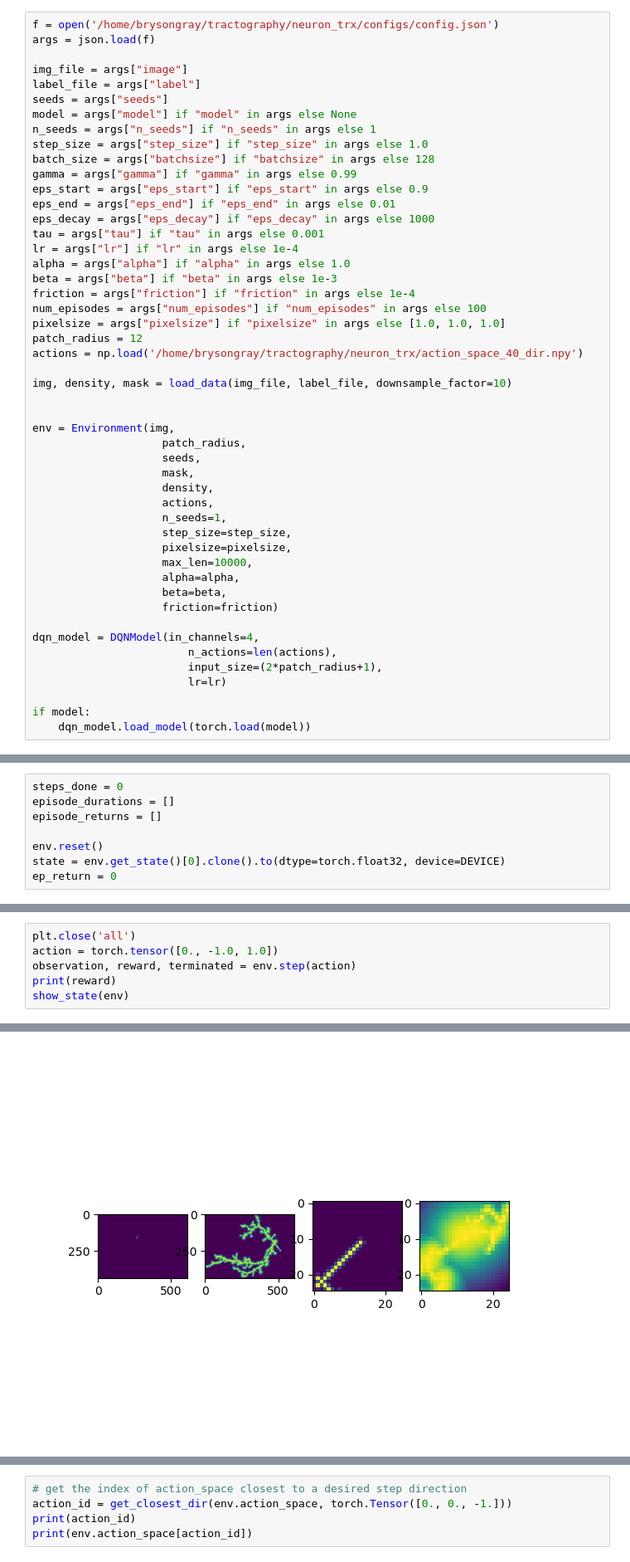
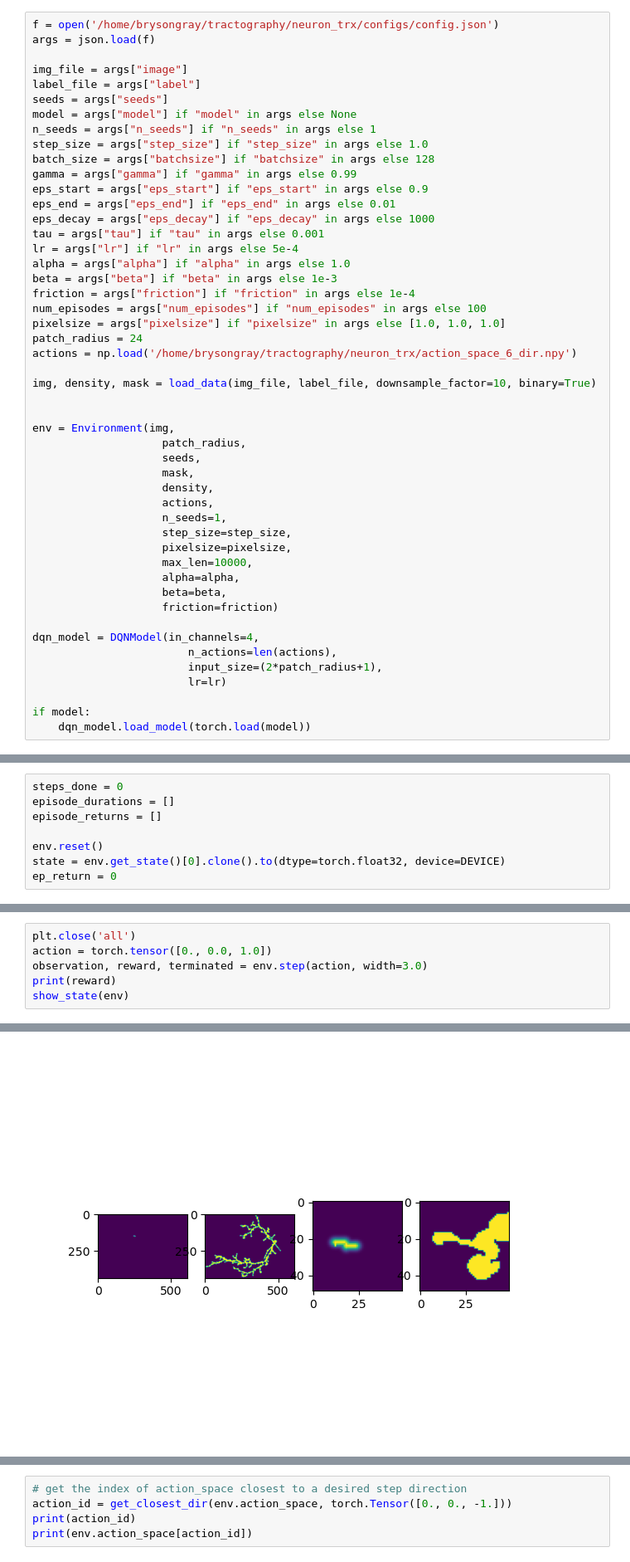
Before and after one commit to twardlab/neurotrack, a Jupyter notebook: neuron_trx/notebooks/neuron_trx_tests.ipynb, the cells around one changed output, grey strips where cells are left out. Shown: that part at 83% size. Cells and saved outputs as stored; diff of their text form.

Commit message:
use binary ground truth

```diff
--- a/neuron_trx/notebooks/neuron_trx_tests.ipynb
+++ b/neuron_trx/notebooks/neuron_trx_tests.ipynb
@@ -53,16 +56,16 @@ eps_start = args["eps_start"] if "eps_start" in args else 0.9
 eps_end = args["eps_end"] if "eps_end" in args else 0.01
 eps_decay = args["eps_decay"] if "eps_decay" in args else 1000
 tau = args["tau"] if "tau" in args else 0.001
-lr = args["lr"] if "lr" in args else 1e-4
+lr = args["lr"] if "lr" in args else 5e-4
 alpha = args["alpha"] if "alpha" in args else 1.0
 beta = args["beta"] if "beta" in args else 1e-3
 friction = args["friction"] if "friction" in args else 1e-4
 num_episodes = args["num_episodes"] if "num_episodes" in args else 100
 pixelsize = args["pixelsize"] if "pixelsize" in args else [1.0, 1.0, 1.0]
-patch_radius = 12
-actions = np.load('/home/brysongray/tractography/neuron_trx/action_space_40_dir.npy')
+patch_radius = 24
+actions = np.load('/home/brysongray/tractography/neuron_trx/action_space_6_dir.npy')
 
-img, density, mask = load_data(img_file, label_file, downsample_factor=10)
+img, density, mask = load_data(img_file, label_file, downsample_factor=10, binary=True)
 
 
 env = Environment(img,
@@ -121,7 +124,7 @@ show_state(env)
 # %%
 plt.close('all')
-action = torch.tensor([0., -1.0, 1.0])
-observation, reward, terminated = env.step(action)
+action = torch.tensor([0., 0.0, 1.0])
+observation, reward, terminated = env.step(action, width=3.0)
 print(reward)
 show_state(env)
 # %% [output]
@@ -129 +137 @@ tensor([3.7412], device='cuda:0')
-[figure, old version]
+[figure, new version]
```
Also changed, not shown: parts of 15 cells of this notebook, 6 other files.
